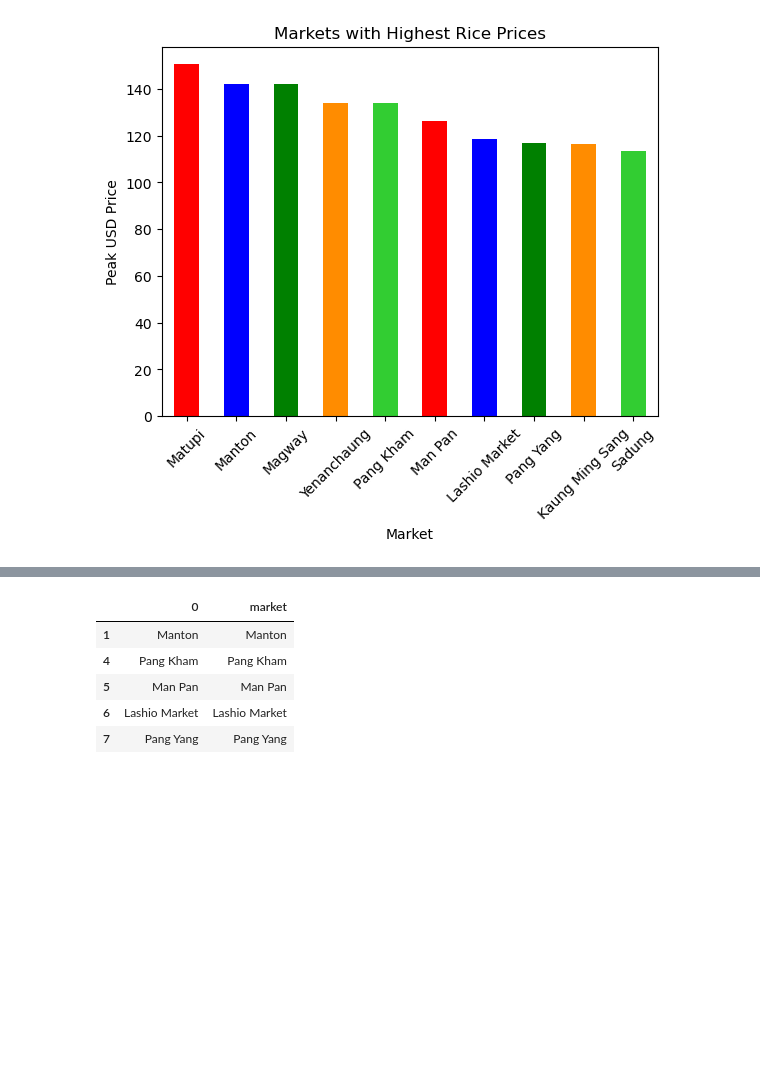
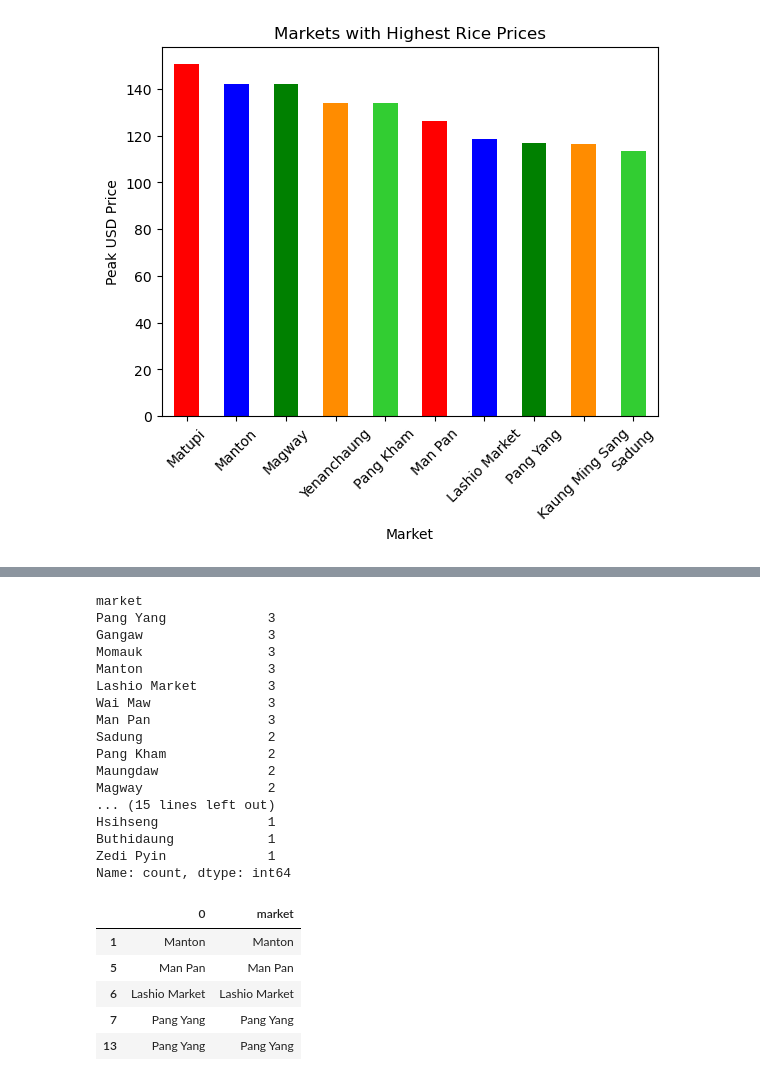
Before and after one commit to cat-mang/Myanmar_Food, a Jupyter notebook: notebooks/market_eda.ipynb, the cells around one changed output, grey strips where cells are left out. Drawn from its saved outputs; the diff is of its cells as text; code cells hidden in the pictures; blank space fills up the shorter version.

```diff
--- a/notebooks/market_eda.ipynb
+++ b/notebooks/market_eda.ipynb
@@ -242,3 +242,15 @@ plt.xticks(rotation=45)
   Text(8, 0, 'Kaung Ming Sang'),
   Text(9, 0, 'Sadung')])
 [figure]
+# %%
+#Find top markets with highest commodity prices
+commodity_mark = top_marks[['market','subregion','commodity','usdprice','date']]
+
+#Now lets find rice
+#Filter the dataframe to only list rice
+top_meat = (commodity_mark['commodity'] == 'Meat (pork)')
+high_meat = commodity_mark[top_meat]
+
+#Find the top unique markets that had the highest ever onion prices
+top_meat_markets = high_meat.groupby('market').usdprice.max().sort_values(ascending=False)
+top_ten_meat = top_meat_markets.iloc[:10]
@@ -245,27 +278,46 @@ plt.xticks(rotation=45)
 # %%
 #Turn top market names into a separate data frame
 rice_lst = list(top_ten_rice.index.values)
 onion_lst = list(top_ten_onion.index.values)
 fuel_lst = list(top_ten_fuel.index.values)
 oil_lst = list(top_ten_oil.index.values)
+meat_lst = list(top_ten_meat.index.values)
 
-market_lst = rice_lst + onion_lst + fuel_lst + oil_lst
+market_lst = rice_lst + onion_lst + fuel_lst + oil_lst + meat_lst
 
 vuln_markets = pd.DataFrame(market_lst)
 vuln_markets['market'] = vuln_markets[0]
+print(vuln_markets.value_counts('market'))
 
 #Find markets that appear more than once on the combined list
 vuln_market_mask = vuln_markets['market'].value_counts()
-top_vuln_marks = vuln_markets[vuln_markets['market'].isin(vuln_market_mask.index[vuln_market_mask>1])]
+top_vuln_marks = vuln_markets[vuln_markets['market'].isin(vuln_market_mask.index[vuln_market_mask>2])]
 
 top_vuln_marks.head()
 # %% [output]
+market
+Pang Yang             3
+Gangaw                3
+Momauk                3
+Manton                3
+Lashio Market         3
+Wai Maw               3
+Man Pan               3
+Sadung                2
+Pang Kham             2
+Maungdaw              2
+Magway                2
+... (15 lines left out)
+Hsihseng              1
+Buthidaung            1
+Zedi Pyin             1
+Name: count, dtype: int64
 |  | 0 | market |
 | 1 | Manton | Manton |
-| 4 | Pang Kham | Pang Kham |
 | 5 | Man Pan | Man Pan |
 | 6 | Lashio Market | Lashio Market |
 | 7 | Pang Yang | Pang Yang |
+| 13 | Pang Yang | Pang Yang |
 # %%
 top_vuln_marks['market'].value_counts().plot.pie()
 plt.title("Top Markets in Myanmar with Volatile Price Surges")
```
Also changed, not shown: parts of 2 cells of this notebook.
